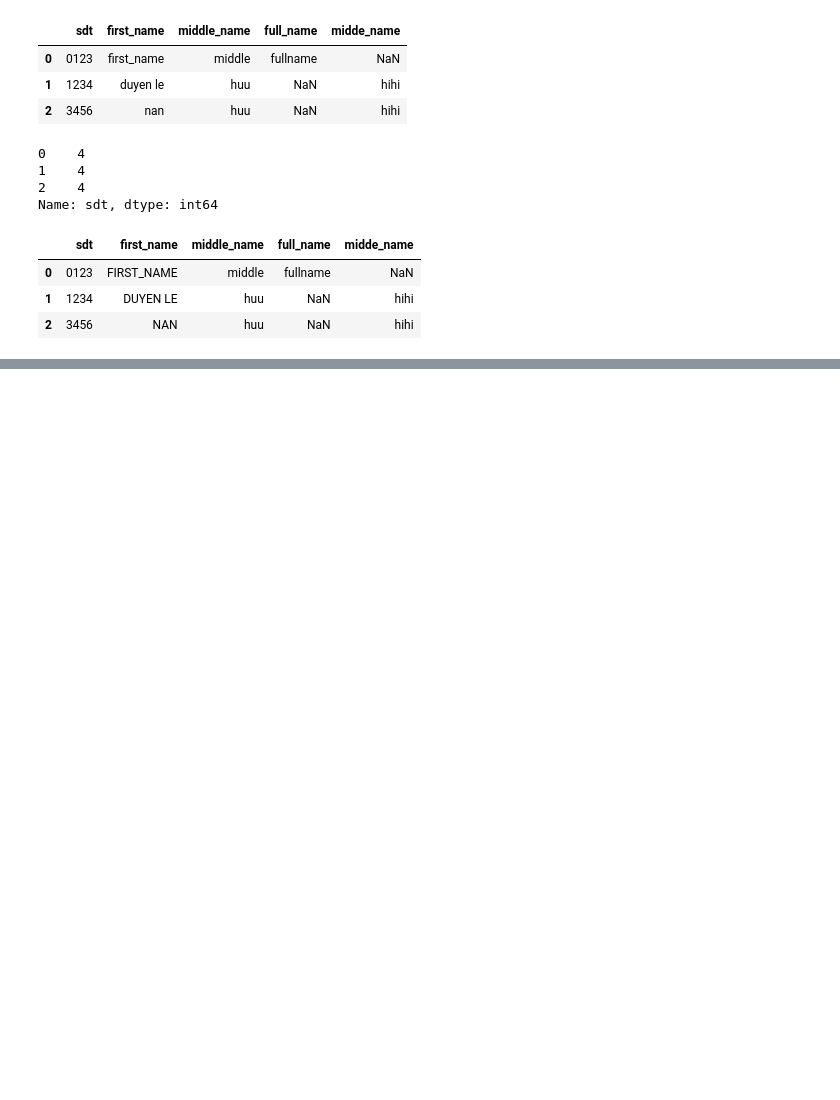
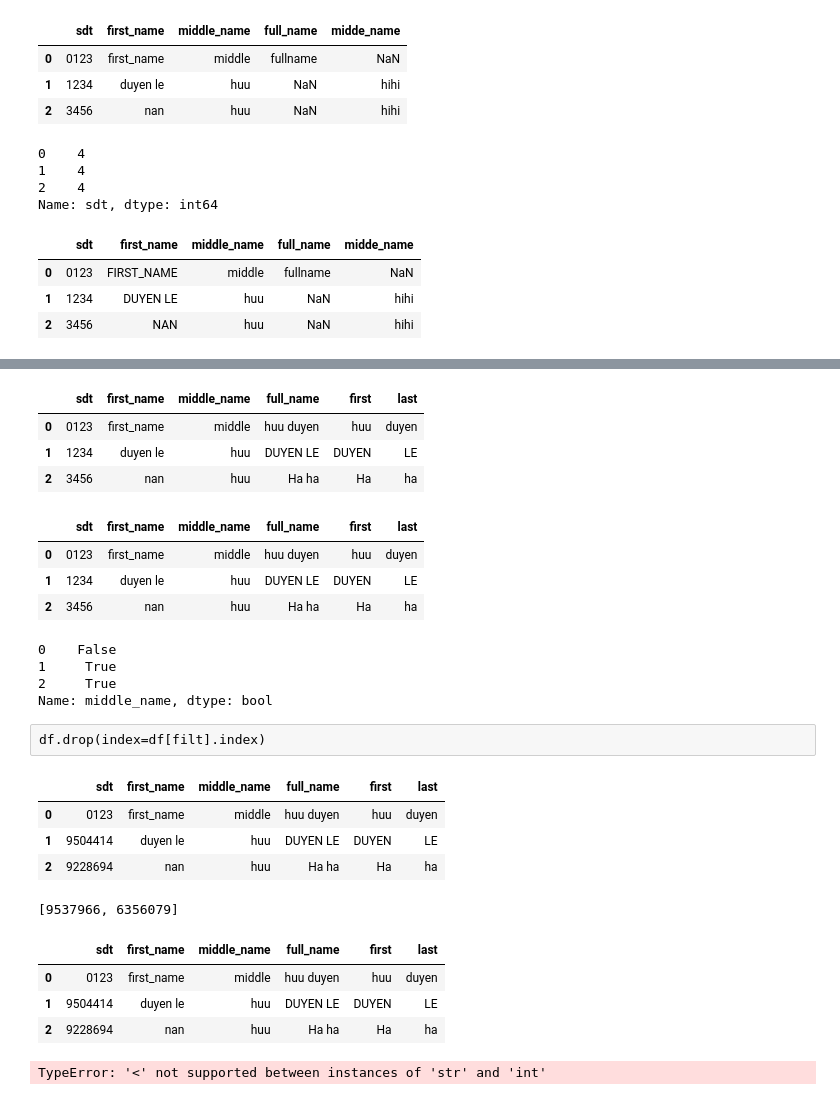
Before and after one commit to lehuuduyen/python-data, a Jupyter notebook: dataframe loc Iloc.ipynb, the cells around one changed output, grey strips where cells are left out. Saved outputs shown, nothing was run; the diff lists cells and outputs as text; code cells hidden in the pictures; blank space fills up the shorter version.

```diff
--- a/dataframe loc Iloc.ipynb
+++ b/dataframe loc Iloc.ipynb
@@ -215,0 +305,48 @@ dtype: int64
+# %%
+df.drop(index=3,inplace=True)
+df
+# %% [output]
+|  | sdt | first_name | middle_name | full_name | first | last |
+| 0 | 0123 | first_name | middle | huu duyen | huu | duyen |
+| 1 | 1234 | duyen le | huu | DUYEN LE | DUYEN | LE |
+| 2 | 3456 | nan | huu | Ha ha | Ha | ha |
+# %%
+df
+# %% [output]
+|  | sdt | first_name | middle_name | full_name | first | last |
+| 0 | 0123 | first_name | middle | huu duyen | huu | duyen |
+| 1 | 1234 | duyen le | huu | DUYEN LE | DUYEN | LE |
+| 2 | 3456 | nan | huu | Ha ha | Ha | ha |
+# %%
+filt = (df["middle_name"]=="huu")
+filt
+# %% [output]
+0    False
+1     True
+2     True
+Name: middle_name, dtype: bool
+# %% [raw]
+df.drop(index=df[filt].index)
+# %%
+df.loc[filt,"sdt"] =[random.randint(1,10000000) for k in df[filt].index ]
+df
+# %% [output]
+|  | sdt | first_name | middle_name | full_name | first | last |
+| 0 | 0123 | first_name | middle | huu duyen | huu | duyen |
+| 1 | 9504414 | duyen le | huu | DUYEN LE | DUYEN | LE |
+| 2 | 9228694 | nan | huu | Ha ha | Ha | ha |
+# %%
+[random.randint(1,10000000) for k in df[filt].index ]
+# %% [output]
+[9537966, 6356079]
+# %%
+df
+# %% [output]
+|  | sdt | first_name | middle_name | full_name | first | last |
+| 0 | 0123 | first_name | middle | huu duyen | huu | duyen |
+| 1 | 9504414 | duyen le | huu | DUYEN LE | DUYEN | LE |
+| 2 | 9228694 | nan | huu | Ha ha | Ha | ha |
+# %%
+df.sort_values(by="sdt",ascending = False)
+# %% [output]
+TypeError: '<' not supported between instances of 'str' and 'int'
```
Also changed, not shown: parts of 25 cells of this notebook, 1 other file.
